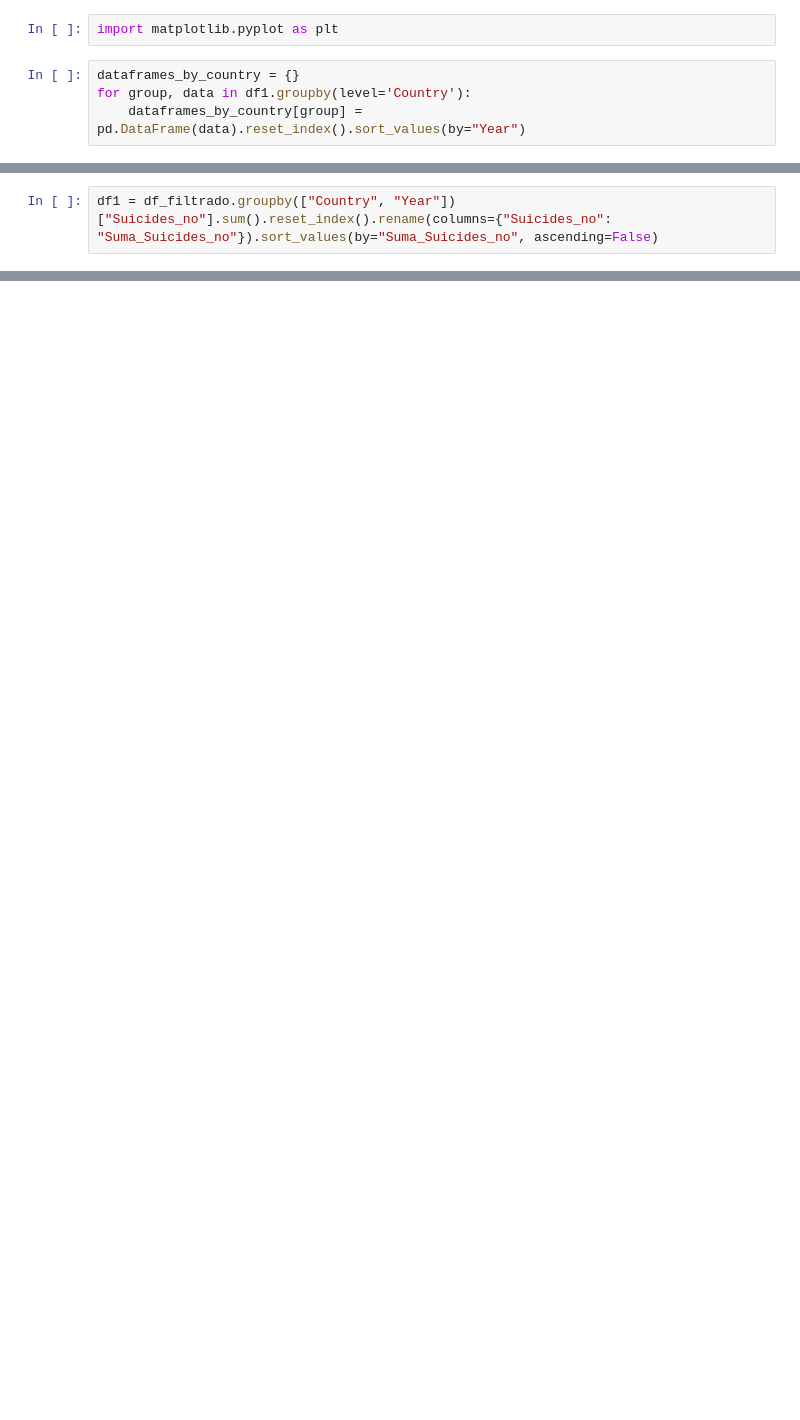
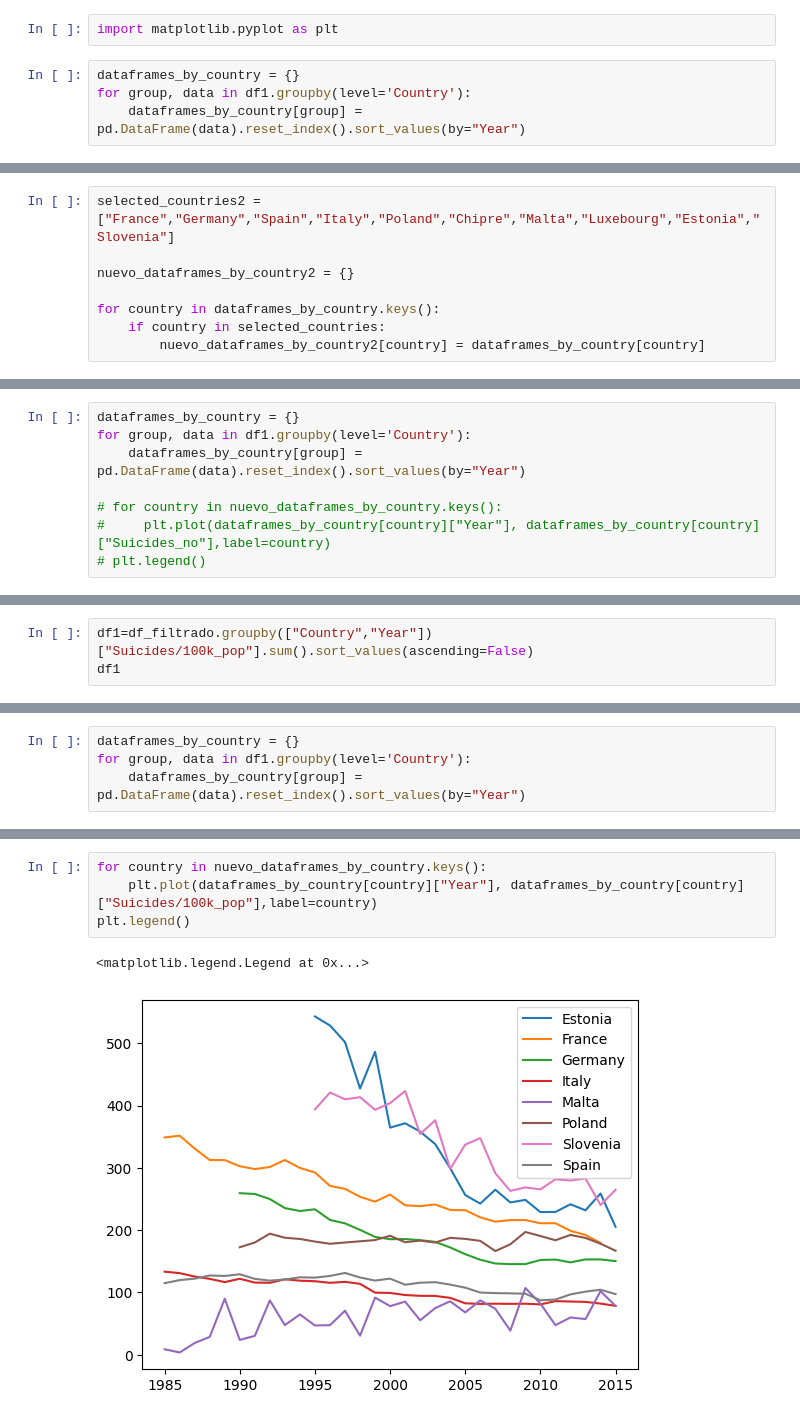
Before and after one commit to AdrianCarcelen/suicide_analysis, a Jupyter notebook: 14_08.ipynb, the cells around one changed output, grey strips where cells are left out. Cells and saved outputs as stored; diff of their text form; blank space fills up the shorter version.

```diff
--- a/14_08.ipynb
+++ b/14_08.ipynb
@@ -110,0 +189,8 @@ AttributeError: Line2D.set() got an unexpected keyword argument 'weights'
+# %%
+selected_countries2 = ["France","Germany","Spain","Italy","Poland","Chipre","Malta","Luxebourg","Estonia","Slovenia"]
+
+nuevo_dataframes_by_country2 = {}
+
+for country in dataframes_by_country.keys():
+    if country in selected_countries:
+        nuevo_dataframes_by_country2[country] = dataframes_by_country[country]
@@ -110,0 +219,8 @@ AttributeError: Line2D.set() got an unexpected keyword argument 'weights'
+# %%
+dataframes_by_country = {}
+for group, data in df1.groupby(level='Country'):
+    dataframes_by_country[group] = pd.DataFrame(data).reset_index().sort_values(by="Year")
+
+# for country in nuevo_dataframes_by_country.keys():
+#     plt.plot(dataframes_by_country[country]["Year"], dataframes_by_country[country]["Suicides_no"],label=country)
+# plt.legend()
@@ -131,2 +249,3 @@ dataframes_by_country['Austria']
 # %%
-df1 = df_filtrado.groupby(["Country", "Year"])["Suicides_no"].sum().reset_index().rename(columns={"Suicides_no": "Suma_Suicides_no"}).sort_values(by="Suma_Suicides_no", ascending=False)
+df1=df_filtrado.groupby(["Country","Year"])["Suicides/100k_pop"].sum().sort_values(ascending=False)
+df1
@@ -167,0 +266,4 @@ nuevo_df
+# %%
+dataframes_by_country = {}
+for group, data in df1.groupby(level='Country'):
+    dataframes_by_country[group] = pd.DataFrame(data).reset_index().sort_values(by="Year")
@@ -167,0 +290,7 @@ nuevo_df
+# %%
+for country in nuevo_dataframes_by_country.keys():
+    plt.plot(dataframes_by_country[country]["Year"], dataframes_by_country[country]["Suicides/100k_pop"],label=country)
+plt.legend()
+# %% [output]
+<matplotlib.legend.Legend at 0x...>
+[figure, added]
```
Also changed, not shown: parts of 27 cells of this notebook.
